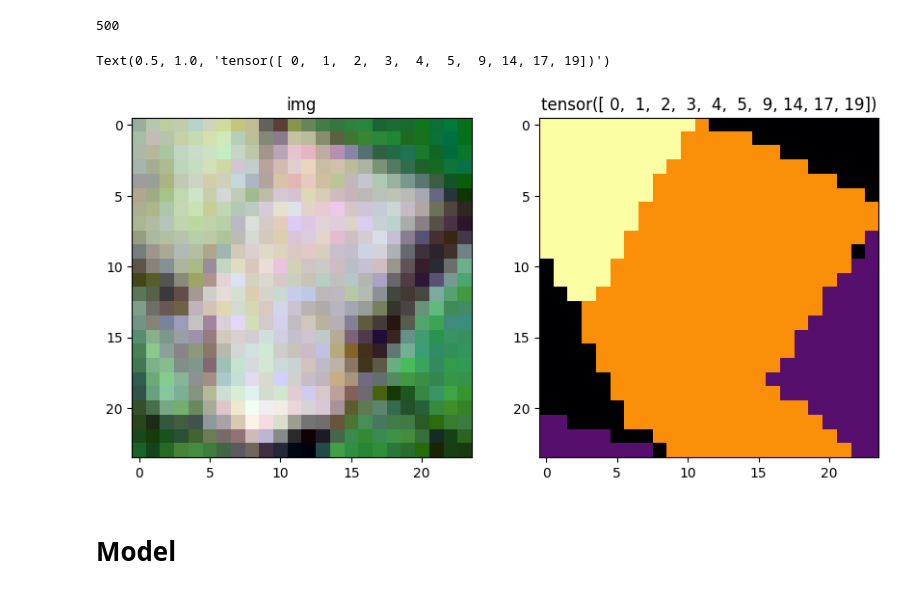
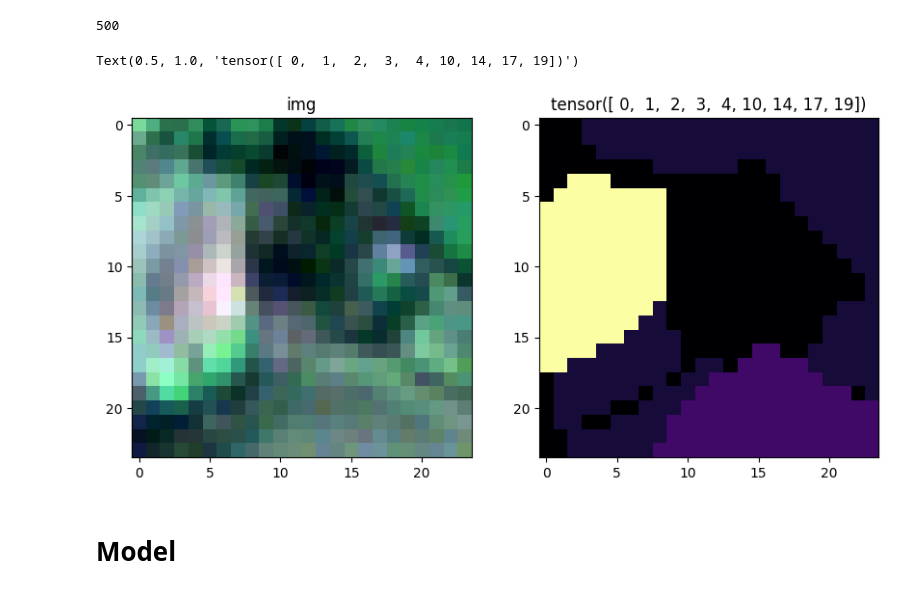
Before and after one commit to amirafshari/satvit, a Jupyter notebook: segmentation.ipynb, the cells around one changed output. Drawn from its saved outputs; the diff is of its cells as text; code cells hidden in the pictures.

```diff
--- a/segmentation.ipynb
+++ b/segmentation.ipynb
@@ -124,15 +119,19 @@ dataset = DataLoader(data, batch_size=4, shuffle=True)
+# %%
+train_set, val_set = random_split(data, [400, 100])
+train_loader = DataLoader(train_set, batch_size=8, shuffle=True)
+val_loader = DataLoader(val_set, batch_size=8, shuffle=True)
 # %%
-img, label = next(iter(dataset))
+img, label = next(iter(train_loader))
 
 fix, axes = plt.subplots(1,2, figsize=(10,10))
 axes[0].imshow(get_rgb(img[0][:,:-1,:,:].numpy()))
 axes[1].imshow(label[0].numpy(), cmap='inferno')
 
 axes[0].set_title('img')
 axes[1].set_title(f'{label.unique()}')
 # %% [output]
-Text(0.5, 1.0, 'tensor([ 0,  1,  2,  3,  4,  5,  9, 14, 17, 19])')
+Text(0.5, 1.0, 'tensor([ 0,  1,  2,  3,  4, 10, 14, 17, 19])')
-[figure, old version]
+[figure, new version]
 # %% [markdown]
 # Model
 # %% [markdown]
```
Also changed, not shown: parts of 10 cells of this notebook, 4 other files.
